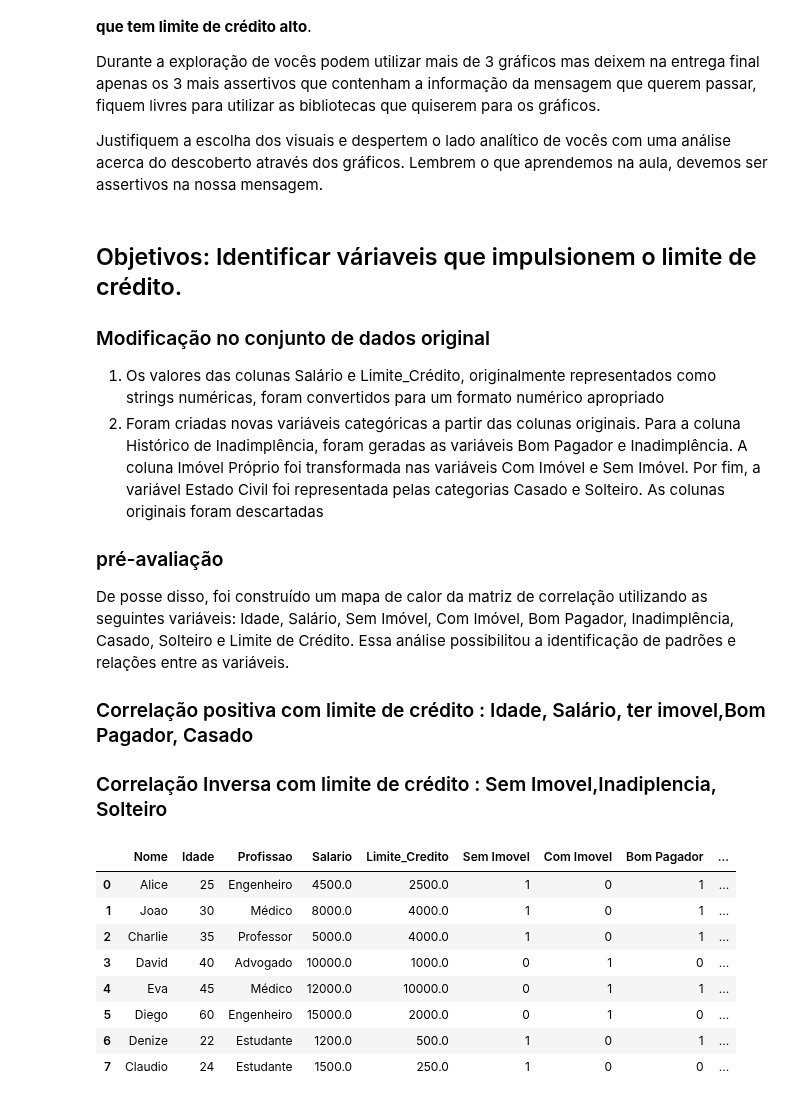
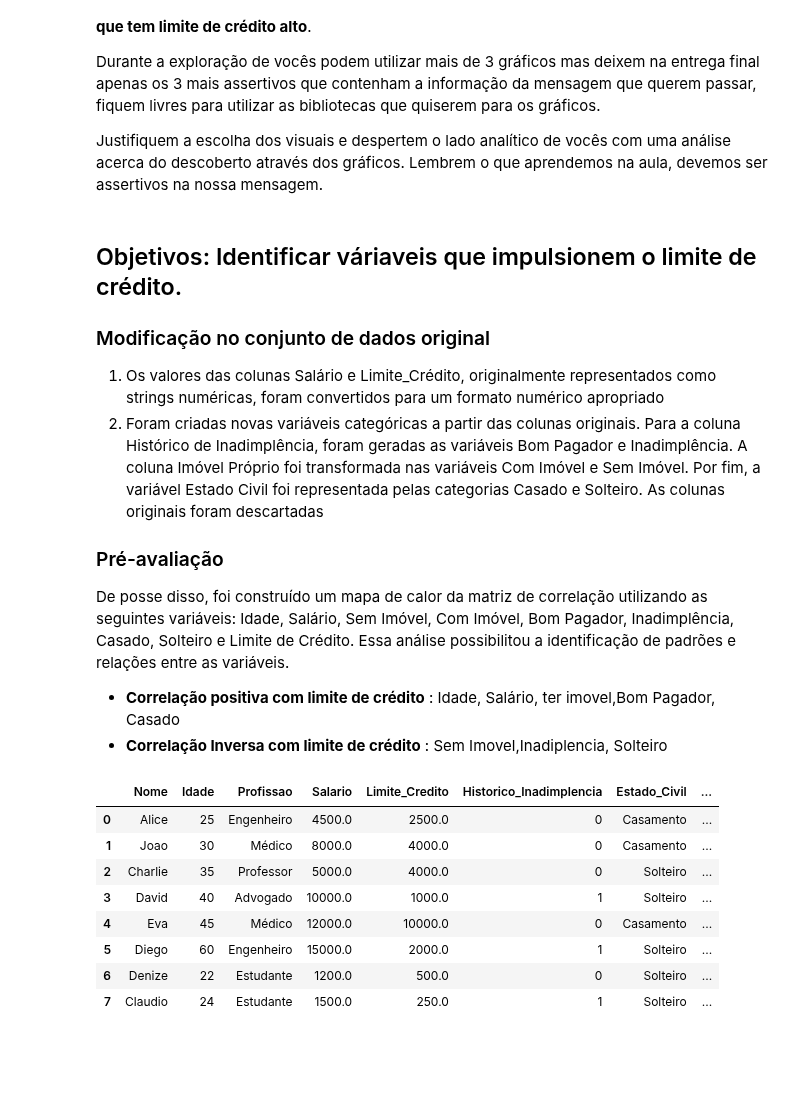
Before and after one commit to albertoakel/EBAC, a Jupyter notebook: notebook/Atividade M12.ipynb, the cells around one changed output. Drawn from its saved outputs; the diff is of its cells as text; code cells hidden in the pictures; blank space fills up the shorter version.

```diff
--- a/notebook/Atividade M12.ipynb
+++ b/notebook/Atividade M12.ipynb
@@ -25,11 +25,11 @@ Justifiquem a escolha dos visuais e despertem o lado analítico de vocês com um
 1. Os valores das colunas Salário e Limite_Crédito, originalmente representados como strings numéricas, foram convertidos para um formato numérico apropriado
 2. Foram criadas novas variáveis categóricas a partir das colunas originais. Para a coluna Histórico de Inadimplência, foram geradas as variáveis Bom Pagador e Inadimplência. A coluna Imóvel Próprio foi transformada nas variáveis Com Imóvel e Sem Imóvel. Por fim, a variável Estado Civil foi representada pelas categorias Casado e Solteiro. As colunas originais foram descartadas
 
-### pré-avaliação
+### Pré-avaliação
 
 De posse disso, foi construído um mapa de calor da matriz de correlação utilizando as seguintes variáveis: Idade, Salário, Sem Imóvel, Com Imóvel, Bom Pagador, Inadimplência, Casado, Solteiro e Limite de Crédito. Essa análise possibilitou a identificação de padrões e relações entre as variáveis.
-### Correlação positiva com limite de crédito : Idade, Salário, ter imovel,Bom Pagador, Casado
-### Correlação Inversa  com limite de crédito : Sem Imovel,Inadiplencia, Solteiro
+* **Correlação positiva com limite de crédito** : Idade, Salário, ter imovel,Bom Pagador, Casado
+* **Correlação Inversa  com limite de crédito** : Sem Imovel,Inadiplencia, Solteiro
 # %%
 import pandas as pd
 import numpy as np
@@ -44,42 +46,43 @@ data = {
     'Profissao': ['Engenheiro', 'Médico', 'Professor', 'Advogado', 'Médico','Engenheiro', 'Estudante','Estudante'],
     'Salario': ['4500', '8000', '5000', '10000', '12000','15000', '1200','1500'],
     'Limite_Credito': ['2500', '4000', '4000', '1000', '10000','2000', '500','250'],
     'Historico_Inadimplencia': ['0', '0', '0', '1', '0','1', '0','1'],
     'Estado_Civil': ['Casamento', 'Casamento', 'Solteiro', 'Solteiro', 'Casamento','Solteiro', 'Solteiro','Solteiro'],
     'Imovel_Proprio': ['0', '0', '0', '1', '1','1', '0','0']
 }
 
 df = pd.DataFrame(data)
 df['Salario']=df['Salario'].astype(float)
 df['Limite_Credito']=df['Limite_Credito'].astype(float)
+df['Historico_Inadimplencia']=df['Historico_Inadimplencia'].astype(int)
 
+dfo=df  #dataset original
 
 
 df=pd.concat([df,pd.get_dummies(df['Imovel_Proprio'],prefix='Imovel_Proprio')],axis=1)
 df=pd.concat([df,pd.get_dummies(df['Historico_Inadimplencia'],prefix='Inadimplencia')],axis=1)
 df=pd.concat([df,pd.get_dummies(df['Estado_Civil'],prefix='Estado_Civil')],axis=1)
 
 #remoção da colunas binárias
-df.drop(columns=['Historico_Inadimplencia','Estado_Civil','Imovel_Proprio'], inplace=True)
+#df.drop(columns=['Historico_Inadimplencia','Estado_Civil','Imovel_Proprio'], inplace=True)
 
 df.rename(columns={'Imovel_Proprio_0': 'Sem Imovel',
                    'Imovel_Proprio_1': 'Com Imovel',
                    'Inadimplencia_0': 'Bom Pagador',
                    'Inadimplencia_1': 'Inadimplencia',
                    'Estado_Civil_Casamento': 'Casado',
                    'Estado_Civil_Solteiro': 'Solteiro'
 
 
                   }, inplace=True)
-
-df
+#df
 # %% [output]
-|  | Nome | Idade | Profissao | Salario | Limite_Credito | Sem Imovel | Com Imovel | Bom Pagador | ... |
-| 0 | Alice | 25 | Engenheiro | 4500.0 | 2500.0 | 1 | 0 | 1 | ... |
-| 1 | Joao | 30 | Médico | 8000.0 | 4000.0 | 1 | 0 | 1 | ... |
-| 2 | Charlie | 35 | Professor | 5000.0 | 4000.0 | 1 | 0 | 1 | ... |
-| 3 | David | 40 | Advogado | 10000.0 | 1000.0 | 0 | 1 | 0 | ... |
-| 4 | Eva | 45 | Médico | 12000.0 | 10000.0 | 0 | 1 | 1 | ... |
-| 5 | Diego | 60 | Engenheiro | 15000.0 | 2000.0 | 0 | 1 | 0 | ... |
-| 6 | Denize | 22 | Estudante | 1200.0 | 500.0 | 1 | 0 | 1 | ... |
-| 7 | Claudio | 24 | Estudante | 1500.0 | 250.0 | 1 | 0 | 0 | ... |
+|  | Nome | Idade | Profissao | Salario | Limite_Credito | Historico_Inadimplencia | Estado_Civil | ... |
+| 0 | Alice | 25 | Engenheiro | 4500.0 | 2500.0 | 0 | Casamento | ... |
+| 1 | Joao | 30 | Médico | 8000.0 | 4000.0 | 0 | Casamento | ... |
+| 2 | Charlie | 35 | Professor | 5000.0 | 4000.0 | 0 | Solteiro | ... |
+| 3 | David | 40 | Advogado | 10000.0 | 1000.0 | 1 | Solteiro | ... |
+| 4 | Eva | 45 | Médico | 12000.0 | 10000.0 | 0 | Casamento | ... |
+| 5 | Diego | 60 | Engenheiro | 15000.0 | 2000.0 | 1 | Solteiro | ... |
+| 6 | Denize | 22 | Estudante | 1200.0 | 500.0 | 0 | Solteiro | ... |
+| 7 | Claudio | 24 | Estudante | 1500.0 | 250.0 | 1 | Solteiro | ... |
```
Also changed, not shown: parts of 6 cells of this notebook.
